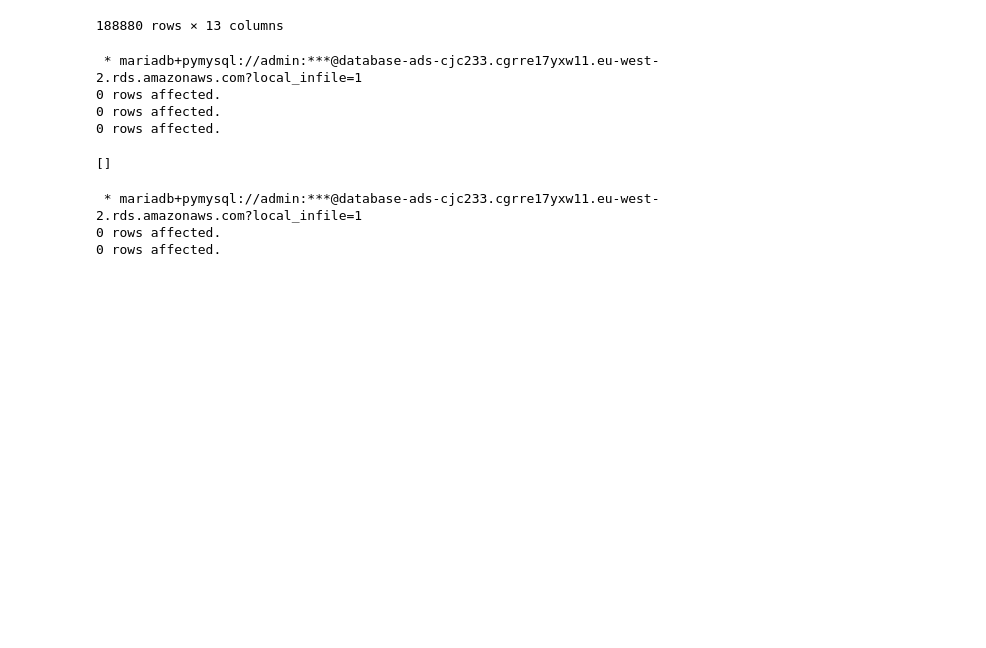
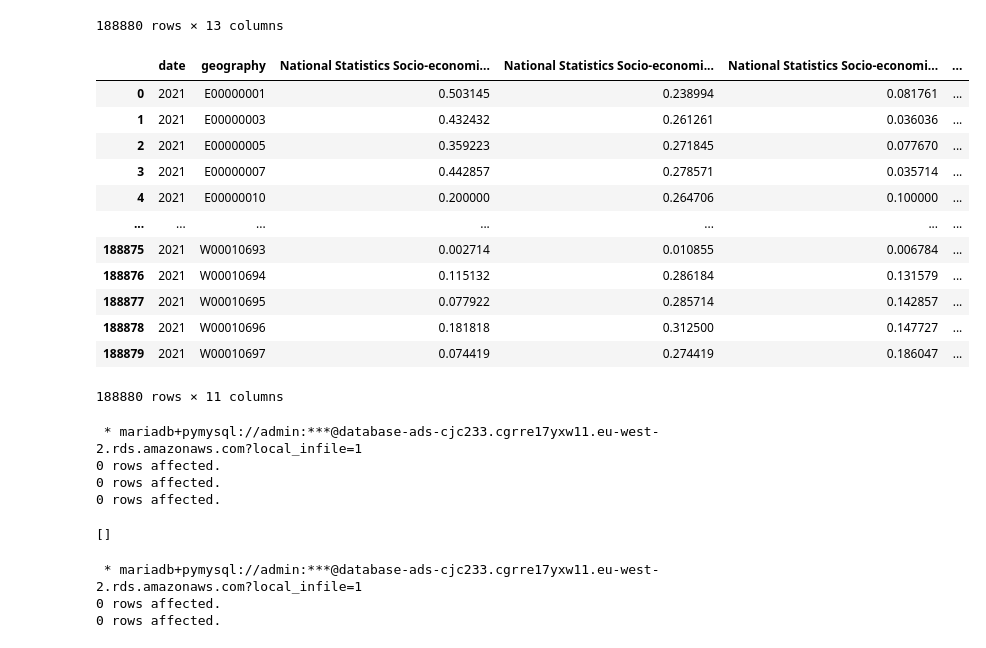
Before and after one commit to ClaireCooper/cjc233_ads_2024, a Jupyter notebook: notebooks/ads_course_assessment.ipynb, the cells around one changed output. Drawn from its saved outputs; the diff is of its cells as text; code cells hidden in the pictures; blank space fills up the shorter version.

```diff
--- a/notebooks/ads_course_assessment.ipynb
+++ b/notebooks/ads_course_assessment.ipynb
@@ -324,3 +324,23 @@ Files already exist at: census2021-ts062.
 | 188878 | 2021 | W00010696 | W00010696 | 176 | 32 | 55 | ... |
 | 188879 | 2021 | W00010697 | W00010697 | 215 | 16 | 59 | ... |
 188880 rows × 13 columns
+# %%
+num_cols = sec_df.iloc[:, 1:].select_dtypes('int64')
+sec_df[num_cols.columns]= num_cols.astype('float64')
+sec_df[num_cols.columns] = num_cols.div(sec_df.iloc[:, 3], axis=0)
+sec_df = sec_df.drop(sec_df.columns[[2,3]], axis=1)
+sec_df
+# %% [output]
+|  | date | geography | National Statistics Socio-economi... | National Statistics Socio-economi... | National Statistics Socio-economi... | ... |
+| 0 | 2021 | E00000001 | 0.503145 | 0.238994 | 0.081761 | ... |
+| 1 | 2021 | E00000003 | 0.432432 | 0.261261 | 0.036036 | ... |
+| 2 | 2021 | E00000005 | 0.359223 | 0.271845 | 0.077670 | ... |
+| 3 | 2021 | E00000007 | 0.442857 | 0.278571 | 0.035714 | ... |
+| 4 | 2021 | E00000010 | 0.200000 | 0.264706 | 0.100000 | ... |
+| ... | ... | ... | ... | ... | ... | ... |
+| 188875 | 2021 | W00010693 | 0.002714 | 0.010855 | 0.006784 | ... |
+| 188876 | 2021 | W00010694 | 0.115132 | 0.286184 | 0.131579 | ... |
+| 188877 | 2021 | W00010695 | 0.077922 | 0.285714 | 0.142857 | ... |
+| 188878 | 2021 | W00010696 | 0.181818 | 0.312500 | 0.147727 | ... |
+| 188879 | 2021 | W00010697 | 0.074419 | 0.274419 | 0.186047 | ... |
+188880 rows × 11 columns
```
Also changed, not shown: parts of 13 cells of this notebook.
